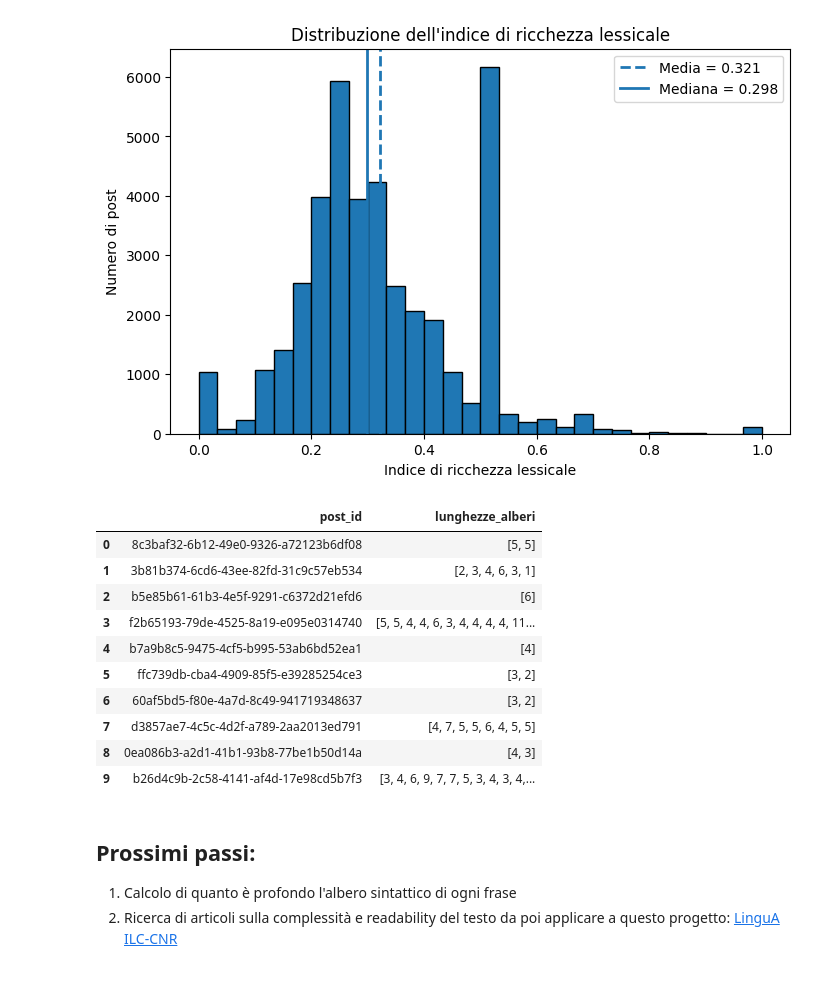
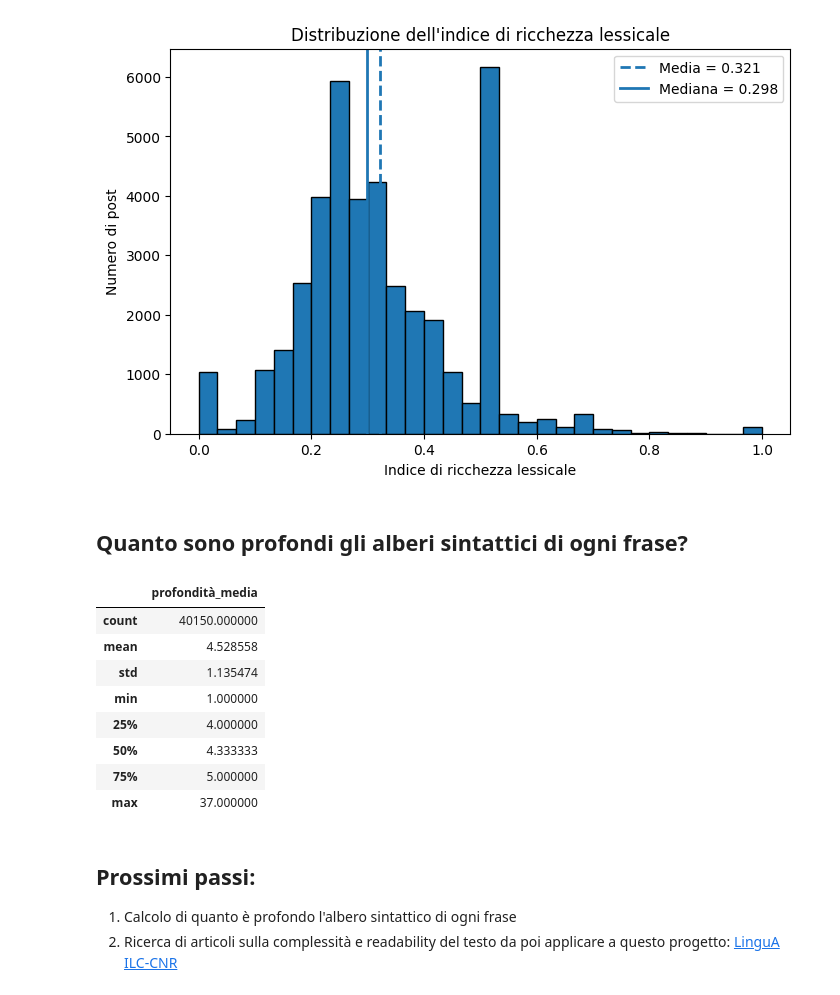
Before and after one commit to in-bloom/progetto_tirocinio, a Jupyter notebook: notebooks/2_analisi_sintattica.ipynb, the cells around one changed output. Drawn from its saved outputs; the diff is of its cells as text; code cells hidden in the pictures.

```diff
--- a/notebooks/2_analisi_sintattica.ipynb
+++ b/notebooks/2_analisi_sintattica.ipynb
@@ -236,6 +232,8 @@ plt.legend()
 plt.show()
 # %% [output]
 [figure]
+# %% [markdown]
+## Quanto sono profondi gli alberi sintattici di ogni frase?
 # %%
 def dependency_tree_depth(token):
     if not list(token.children):
@@ -258,25 +256,26 @@ depths2 = []
 for doc in docs:
     alberi = sentence_tree_depths(doc)
 
+    media_post = sum(alberi)/len(alberi)
+
     depths2.append({
         "post_id": doc._.post_id,
-        "lunghezze_alberi": alberi
+        # "profondità_per_frase": alberi,
+        "profondità_media": media_post
     })
-# %%
-df_alberi = pd.DataFrame(depths2)
-df_alberi.head(10)
-# %% [output]
-|  | post_id | lunghezze_alberi |
-| 0 | 8c3baf32-6b12-49e0-9326-a72123b6df08 | [5, 5] |
-| 1 | 3b81b374-6cd6-43ee-82fd-31c9c57eb534 | [2, 3, 4, 6, 3, 1] |
-| 2 | b5e85b61-61b3-4e5f-9291-c6372d21efd6 | [6] |
-| 3 | f2b65193-79de-4525-8a19-e095e0314740 | [5, 5, 4, 4, 6, 3, 4, 4, 4, 4, 11... |
-| 4 | b7a9b8c5-9475-4cf5-b995-53ab6bd52ea1 | [4] |
-| 5 | ffc739db-cba4-4909-85f5-e39285254ce3 | [3, 2] |
-| 6 | 60af5bd5-f80e-4a7d-8c49-941719348637 | [3, 2] |
-| 7 | d3857ae7-4c5c-4d2f-a789-2aa2013ed791 | [4, 7, 5, 5, 6, 4, 5, 5] |
-| 8 | 0ea086b3-a2d1-41b1-93b8-77be1b50d14a | [4, 3] |
-| 9 | b26d4c9b-2c58-4141-af4d-17e98cd5b7f3 | [3, 4, 6, 9, 7, 7, 5, 3, 4, 3, 4,... |
+# %%
+alberoni = pd.DataFrame(depths2)
+alberoni.describe()
+# %% [output]
+|  | profondità_media |
+| count | 40150.000000 |
+| mean | 4.528558 |
+| std | 1.135474 |
+| min | 1.000000 |
+| 25% | 4.000000 |
+| 50% | 4.333333 |
+| 75% | 5.000000 |
+| max | 37.000000 |
 # %% [markdown]
 ## Prossimi passi:
 1. Calcolo di quanto è profondo l'albero sintattico di ogni frase
```
Also changed, not shown: parts of 2 cells of this notebook, 1 other file.
